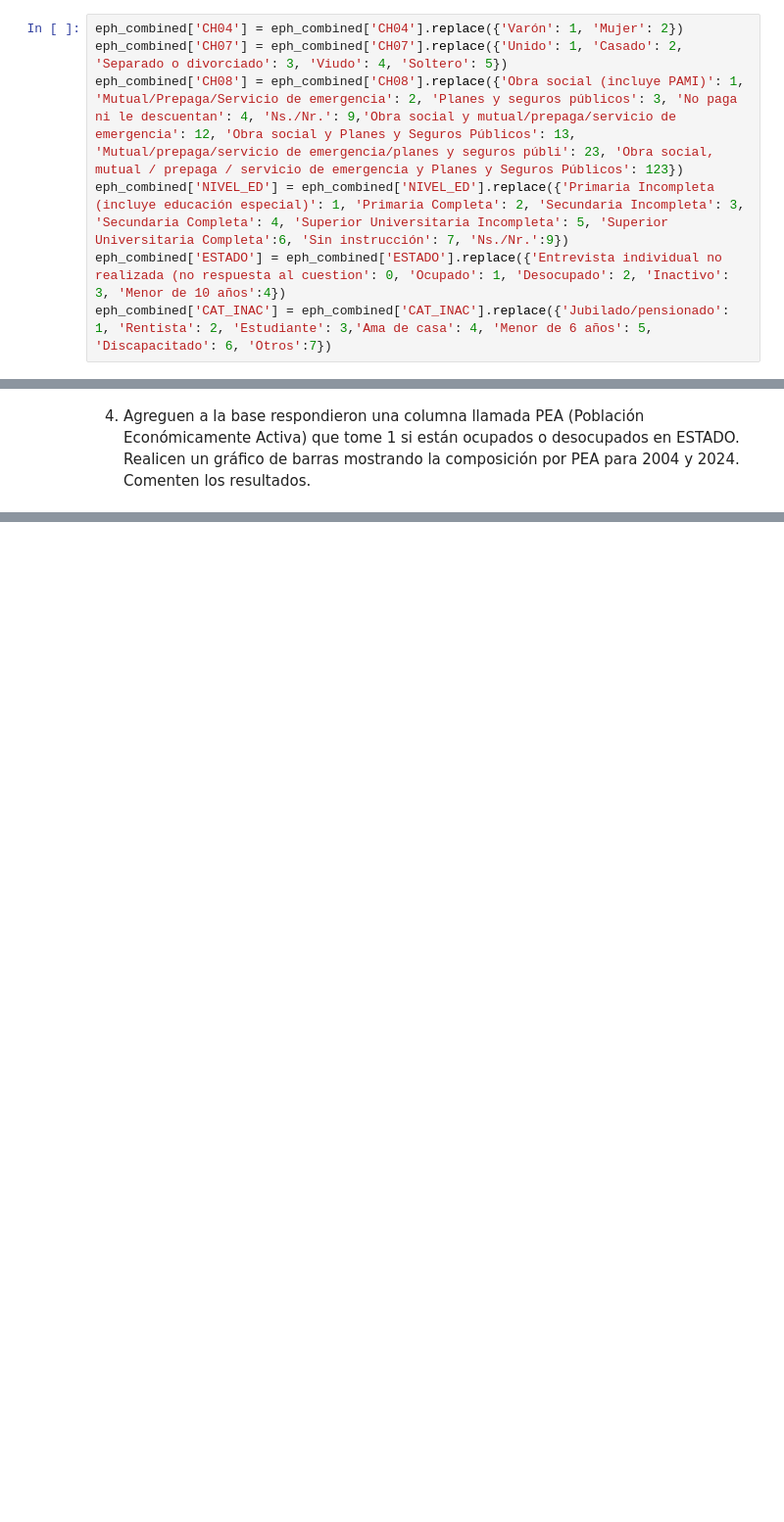
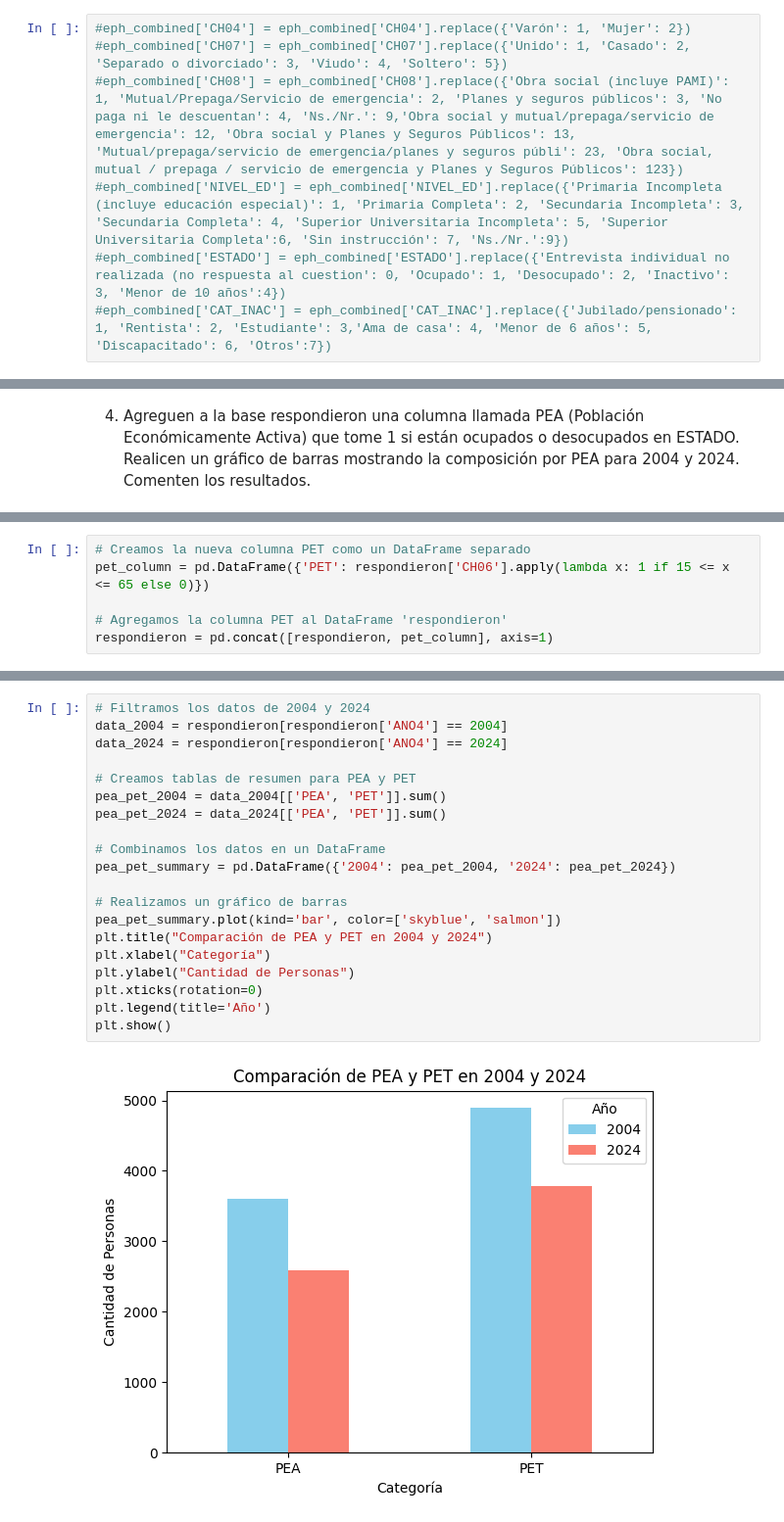
Before and after one commit to Freverendo/CC408-T13, a Jupyter notebook: TP3/TP3respuestas.ipynb, the cells around one changed output, grey strips where cells are left out. Shown: that part at 98% size. Saved outputs shown, nothing was run; the diff lists cells and outputs as text; blank space fills up the shorter version.

```diff
--- a/TP3/TP3respuestas.ipynb
+++ b/TP3/TP3respuestas.ipynb
@@ -312,12 +252,12 @@ plt.show()
 # %% [markdown]
 Paso a modo de limpieza de la base para los ejercicios siguientes
 # %%
-eph_combined['CH04'] = eph_combined['CH04'].replace({'Varón': 1, 'Mujer': 2})
-eph_combined['CH07'] = eph_combined['CH07'].replace({'Unido': 1, 'Casado': 2, 'Separado o divorciado': 3, 'Viudo': 4, 'Soltero': 5})
-eph_combined['CH08'] = eph_combined['CH08'].replace({'Obra social (incluye PAMI)': 1, 'Mutual/Prepaga/Servicio de emergencia': 2, 'Planes y seguros públicos': 3, 'No paga ni le descuentan': 4, 'Ns./Nr.': 9,'Obra social y mutual/prepaga/servicio de emergencia': 12, 'Obra social y Planes y Seguros Públicos': 13, 'Mutual/prepaga/servicio de emergencia/planes y seguros públi': 23, 'Obra social, mutual / prepaga / servicio de emergencia y Planes y Seguros Públicos': 123})
-eph_combined['NIVEL_ED'] = eph_combined['NIVEL_ED'].replace({'Primaria Incompleta (incluye educación especial)': 1, 'Primaria Completa': 2, 'Secundaria Incompleta': 3, 'Secundaria Completa': 4, 'Superior Universitaria Incompleta': 5, 'Superior Universitaria Completa':6, 'Sin instrucción': 7, 'Ns./Nr.':9})
-eph_combined['ESTADO'] = eph_combined['ESTADO'].replace({'Entrevista individual no realizada (no respuesta al cuestion': 0, 'Ocupado': 1, 'Desocupado': 2, 'Inactivo': 3, 'Menor de 10 años':4})
-eph_combined['CAT_INAC'] = eph_combined['CAT_INAC'].replace({'Jubilado/pensionado': 1, 'Rentista': 2, 'Estudiante': 3,'Ama de casa': 4, 'Menor de 6 años': 5, 'Discapacitado': 6, 'Otros':7})
+#eph_combined['CH04'] = eph_combined['CH04'].replace({'Varón': 1, 'Mujer': 2})
+#eph_combined['CH07'] = eph_combined['CH07'].replace({'Unido': 1, 'Casado': 2, 'Separado o divorciado': 3, 'Viudo': 4, 'Soltero': 5})
+#eph_combined['CH08'] = eph_combined['CH08'].replace({'Obra social (incluye PAMI)': 1, 'Mutual/Prepaga/Servicio de emergencia': 2, 'Planes y seguros públicos': 3, 'No paga ni le descuentan': 4, 'Ns./Nr.': 9,'Obra social y mutual/prepaga/servicio de emergencia': 12, 'Obra social y Planes y Seguros Públicos': 13, 'Mutual/prepaga/servicio de emergencia/planes y seguros públi': 23, 'Obra social, mutual / prepaga / servicio de emergencia y Planes y Seguros Públicos': 123})
+#eph_combined['NIVEL_ED'] = eph_combined['NIVEL_ED'].replace({'Primaria Incompleta (incluye educación especial)': 1, 'Primaria Completa': 2, 'Secundaria Incompleta': 3, 'Secundaria Completa': 4, 'Superior Universitaria Incompleta': 5, 'Superior Universitaria Completa':6, 'Sin instrucción': 7, 'Ns./Nr.':9})
+#eph_combined['ESTADO'] = eph_combined['ESTADO'].replace({'Entrevista individual no realizada (no respuesta al cuestion': 0, 'Ocupado': 1, 'Desocupado': 2, 'Inactivo': 3, 'Menor de 10 años':4})
+#eph_combined['CAT_INAC'] = eph_combined['CAT_INAC'].replace({'Jubilado/pensionado': 1, 'Rentista': 2, 'Estudiante': 3,'Ama de casa': 4, 'Menor de 6 años': 5, 'Discapacitado': 6, 'Otros':7})
 # %% [markdown]
 E. ¿Cuántos desocupados hay en la muestra? ¿Cuántos inactivos? ¿Cuál es la media de ingreso per cápita familiar (IPCF) según estado (ocupado, desocupado, inactivo)?
 # %%
@@ -471,0 +411,6 @@ See the caveats in the documentation: https://pandas.pydata.org/pandas-docs/stab
+# %%
+# Creamos la nueva columna PET como un DataFrame separado
+pet_column = pd.DataFrame({'PET': respondieron['CH06'].apply(lambda x: 1 if 15 <= x <= 65 else 0)})
+
+# Agregamos la columna PET al DataFrame 'respondieron'
+respondieron = pd.concat([respondieron, pet_column], axis=1)
@@ -471,0 +419,22 @@ See the caveats in the documentation: https://pandas.pydata.org/pandas-docs/stab
+# %%
+# Filtramos los datos de 2004 y 2024
+data_2004 = respondieron[respondieron['ANO4'] == 2004]
+data_2024 = respondieron[respondieron['ANO4'] == 2024]
+
+# Creamos tablas de resumen para PEA y PET
+pea_pet_2004 = data_2004[['PEA', 'PET']].sum()
+pea_pet_2024 = data_2024[['PEA', 'PET']].sum()
+
+# Combinamos los datos en un DataFrame
+pea_pet_summary = pd.DataFrame({'2004': pea_pet_2004, '2024': pea_pet_2024})
+
+# Realizamos un gráfico de barras
+pea_pet_summary.plot(kind='bar', color=['skyblue', 'salmon'])
+plt.title("Comparación de PEA y PET en 2004 y 2024")
+plt.xlabel("Categoría")
+plt.ylabel("Cantidad de Personas")
+plt.xticks(rotation=0)
+plt.legend(title='Año')
+plt.show()
+# %% [output]
+[figure, added]
```
Also changed, not shown: parts of 19 cells of this notebook.
